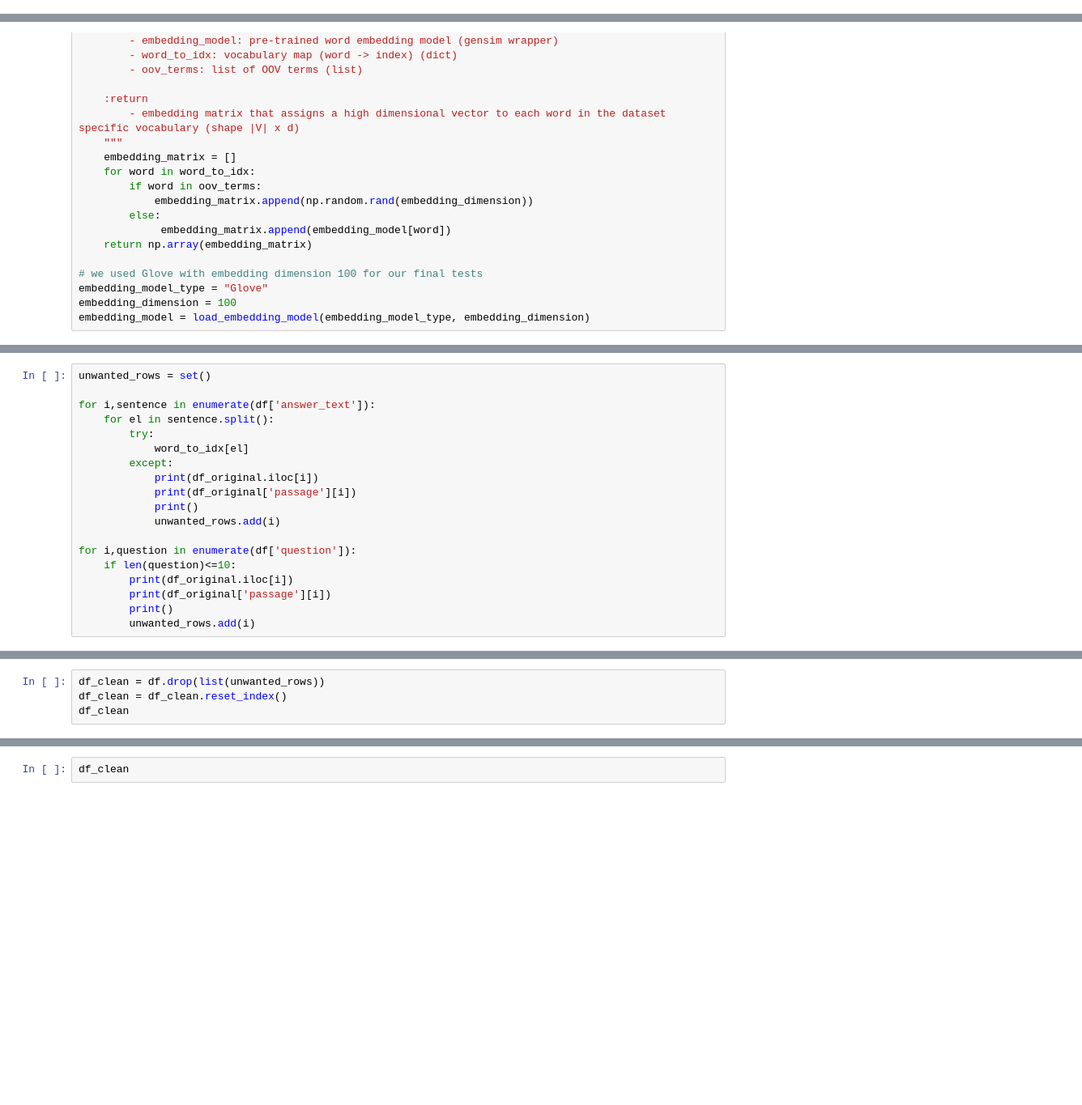
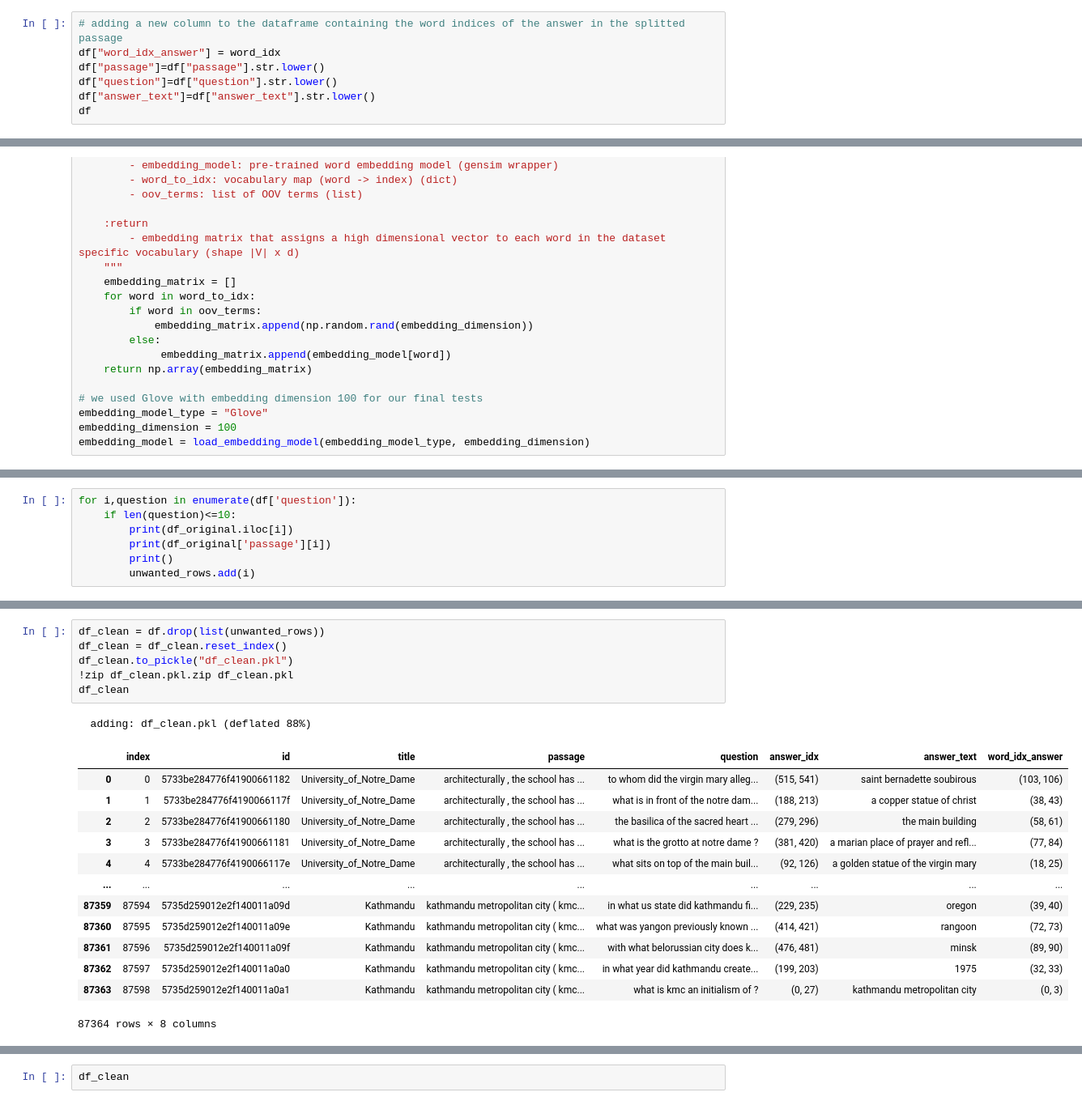
Before and after one commit to the-SQuAD-squad/QA, a Jupyter notebook: QA.ipynb, the cells around one changed output, grey strips where cells are left out. Shown at 81% size. Cells and saved outputs as stored; diff of their text form; blank space fills up the shorter version.

Commit message:
Finito pre-processing Aggiunti word index della risposta al dataframe

```diff
--- a/QA.ipynb
+++ b/QA.ipynb
@@ -153,0 +223,7 @@ what type of degree is an m . div . ?
+# %%
+# adding a new column to the dataframe containing the word indices of the answer in the splitted passage
+df["word_idx_answer"] = word_idx
+df["passage"]=df["passage"].str.lower()
+df["question"]=df["question"].str.lower()
+df["answer_text"]=df["answer_text"].str.lower()
+df
@@ -295,16 +385,4 @@ print(oov_terms)   # this was useful to understand if we could improve pre-proce
 # %%
-unwanted_rows = set()
-
-for i,sentence in enumerate(df['answer_text']):
-    for el in sentence.split():
-        try:
-            word_to_idx[el]
-        except:
-            print(df_original.iloc[i])
-            print(df_original['passage'][i])
-            print()
-            unwanted_rows.add(i)
-
 for i,question in enumerate(df['question']):
     if len(question)<=10:
         print(df_original.iloc[i])
@@ -334,4 +426,21 @@ df
 # %%
 df_clean = df.drop(list(unwanted_rows))
 df_clean = df_clean.reset_index()
+df_clean.to_pickle("df_clean.pkl")
+!zip df_clean.pkl.zip df_clean.pkl
 df_clean
+# %% [output]
+  adding: df_clean.pkl (deflated 88%)
+|  | index | id | title | passage | question | answer_idx | answer_text | word_idx_answer |
+| 0 | 0 | 5733be284776f41900661182 | University_of_Notre_Dame | architecturally , the school has ... | to whom did the virgin mary alleg... | (515, 541) | saint bernadette soubirous | (103, 106) |
+| 1 | 1 | 5733be284776f4190066117f | University_of_Notre_Dame | architecturally , the school has ... | what is in front of the notre dam... | (188, 213) | a copper statue of christ | (38, 43) |
+| 2 | 2 | 5733be284776f41900661180 | University_of_Notre_Dame | architecturally , the school has ... | the basilica of the sacred heart ... | (279, 296) | the main building | (58, 61) |
+| 3 | 3 | 5733be284776f41900661181 | University_of_Notre_Dame | architecturally , the school has ... | what is the grotto at notre dame ? | (381, 420) | a marian place of prayer and refl... | (77, 84) |
+| 4 | 4 | 5733be284776f4190066117e | University_of_Notre_Dame | architecturally , the school has ... | what sits on top of the main buil... | (92, 126) | a golden statue of the virgin mary | (18, 25) |
+| ... | ... | ... | ... | ... | ... | ... | ... | ... |
+| 87359 | 87594 | 5735d259012e2f140011a09d | Kathmandu | kathmandu metropolitan city ( kmc... | in what us state did kathmandu fi... | (229, 235) | oregon | (39, 40) |
+| 87360 | 87595 | 5735d259012e2f140011a09e | Kathmandu | kathmandu metropolitan city ( kmc... | what was yangon previously known ... | (414, 421) | rangoon | (72, 73) |
+| 87361 | 87596 | 5735d259012e2f140011a09f | Kathmandu | kathmandu metropolitan city ( kmc... | with what belorussian city does k... | (476, 481) | minsk | (89, 90) |
+| 87362 | 87597 | 5735d259012e2f140011a0a0 | Kathmandu | kathmandu metropolitan city ( kmc... | in what year did kathmandu create... | (199, 203) | 1975 | (32, 33) |
+| 87363 | 87598 | 5735d259012e2f140011a0a1 | Kathmandu | kathmandu metropolitan city ( kmc... | what is kmc an initialism of ? | (0, 27) | kathmandu metropolitan city | (0, 3) |
+87364 rows × 8 columns
```
Also changed, not shown: parts of 17 cells of this notebook.
